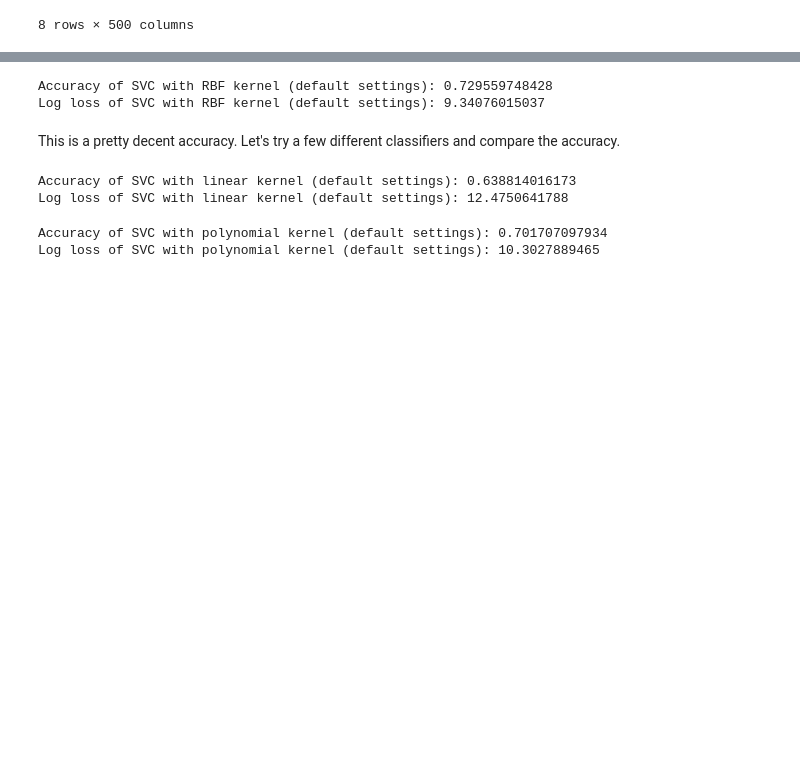
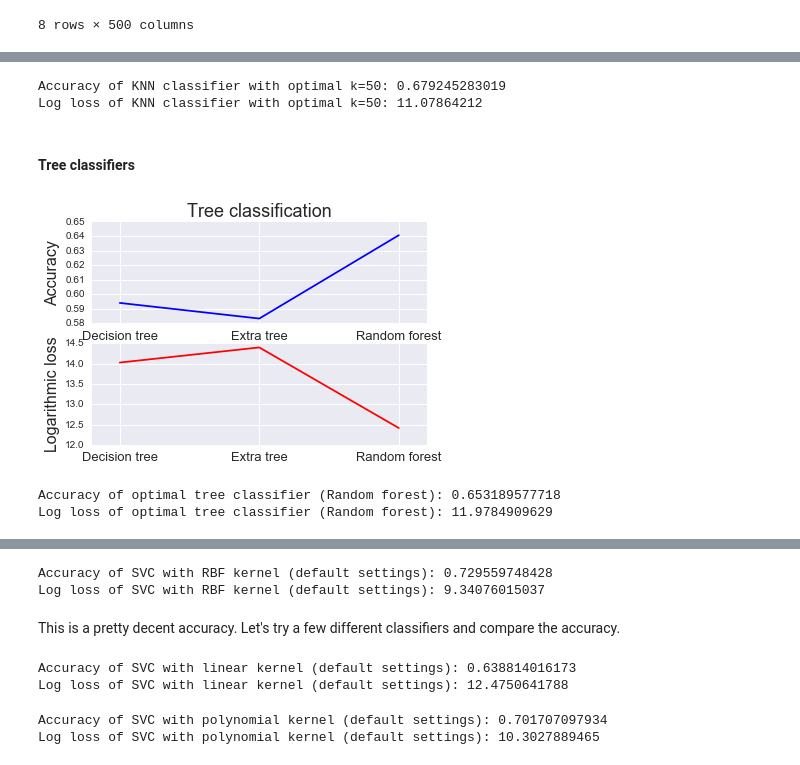
Before and after one commit to Dr-Alan-Turing/IAMachineLearning, a Jupyter notebook: 07_Assignment_3.ipynb, the cells around one changed output, grey strips where cells are left out. Saved outputs shown, nothing was run; the diff lists cells and outputs as text; code cells hidden in the pictures; blank space fills up the shorter version.

```diff
--- a/07_Assignment_3.ipynb
+++ b/07_Assignment_3.ipynb
@@ -863,0 +928,44 @@ In the previous set of tests we conducted, the highest accuracy we achieved was
+# %%
+# Get optimal KNN classifier
+optimal_k = k_list[np.argmin(loglosses)]
+knn_optimal = KNeighborsClassifier(n_neighbors=optimal_k)
+description = 'KNN classifier with optimal k={0}'.format(optimal_k)
+knn_acc, knn_log = calc_accuracy_and_logloss(knn_optimal, X_train, y_train, X_valid, y_valid, description)
+# %% [output]
+Accuracy of KNN classifier with optimal k=50: 0.679245283019
+Log loss of KNN classifier with optimal k=50: 11.07864212
+# %% [markdown]
+#### Tree classifiers
+# %%
+# Try out KNN with different k values
+trees_list = [DecisionTreeClassifier(), ExtraTreeClassifier(), RandomForestClassifier()]
+trees_labels = ['Decision tree', 'Extra tree', 'Random forest']
+accuracies = []
+loglosses = []
+for tree in trees_list:
+    acc, logl = calc_accuracy_and_logloss(tree, X_train, y_train, X_valid, y_valid)
+    accuracies.append(acc)
+    loglosses.append(logl)
+# Plot results
+plt.subplot(2,1,1)
+plt.title('Tree classification', fontsize=18)
+plt.plot(accuracies, c='b')
+plt.xticks(range(len(trees_list)), trees_labels, fontsize=13)
+plt.xlim(-0.2, 2.2)
+plt.ylabel('Accuracy', fontsize=16)
+plt.subplot(2,1,2)
+plt.plot(loglosses, c='r')
+plt.xticks(range(len(trees_list)), trees_labels, fontsize=13)
+plt.xlim(-0.2, 2.2)
+plt.ylabel('Logarithmic loss', fontsize=16)
+plt.show()
+# %% [output]
+[figure, added]
+# %%
+# Get optimal tree classifier
+tr_optimal = trees_list[np.argmin(loglosses)]
+description = 'optimal tree classifier ({0})'.format(trees_labels[np.argmin(loglosses)])
+tr_acc, tr_log = calc_accuracy_and_logloss(tr_optimal, X_train, y_train, X_valid, y_valid, description)
+# %% [output]
+Accuracy of optimal tree classifier (Random forest): 0.653189577718
+Log loss of optimal tree classifier (Random forest): 11.9784909629
```
Also changed, not shown: parts of 35 cells of this notebook.
